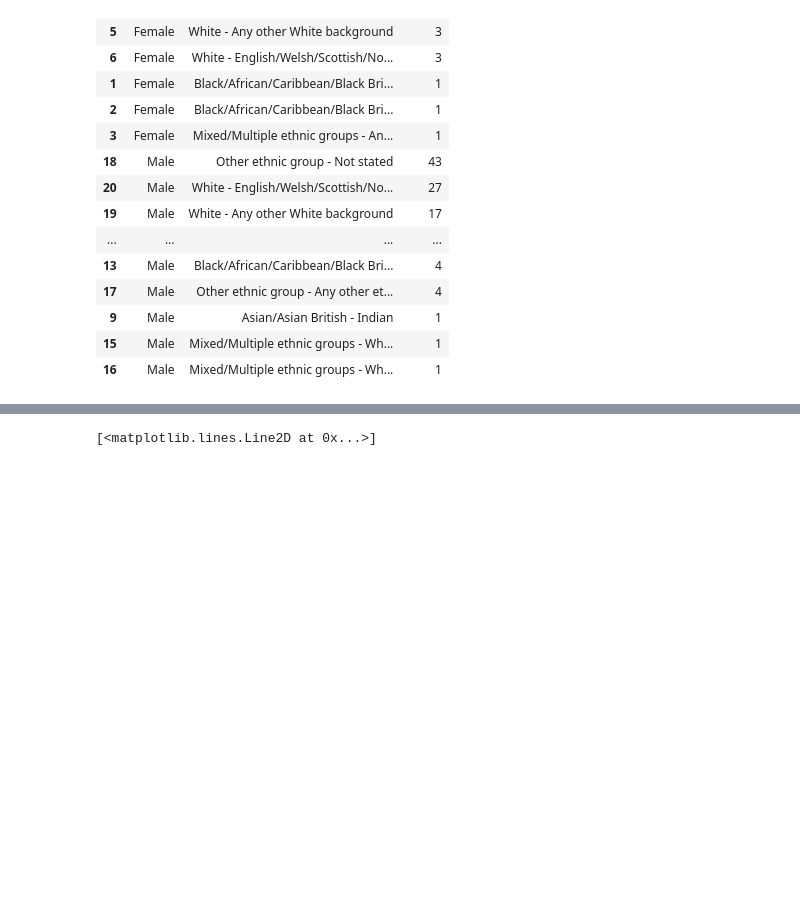
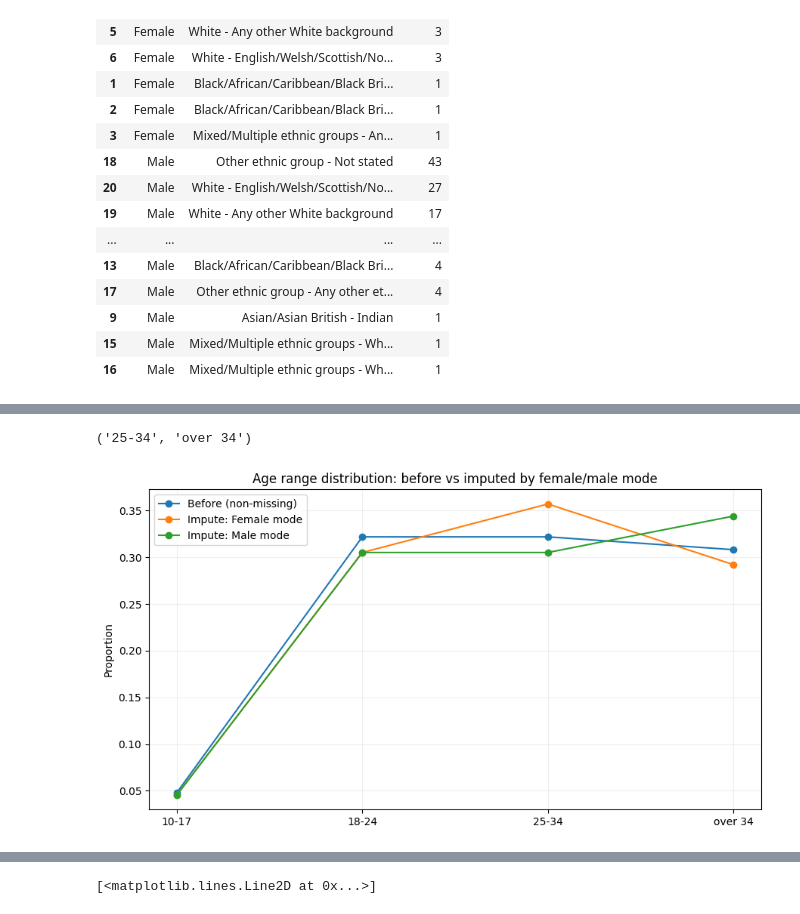
Before and after one commit to bbamknp2018/MSC_DPDM_2025, a Jupyter notebook: Data101_(dpdm24)_Chapter2.ipynb, the cells around one changed output, grey strips where cells are left out. Saved outputs shown, nothing was run; the diff lists cells and outputs as text; code cells hidden in the pictures; blank space fills up the shorter version.

```diff
--- a/Data101_(dpdm24)_Chapter2.ipynb
+++ b/Data101_(dpdm24)_Chapter2.ipynb
@@ -471,0 +586,22 @@ SS_df2.groupby(['Gender','Age range']).count()
+# %%
+import pandas as pd
+import numpy as np
+import matplotlib.pyplot as plt
+
+df = SS_df2.copy()   # เปลี่ยนชื่อให้ตรงกับของเธอ
+COL_AGE = 'Age range'
+COL_GENDER = 'Gender'
+
+# เลือกลำดับ bin ให้สวยงาม (ปรับได้)
+age_order = ['10-17','18-24','25-34','over 34']
+
+# mode แยกเพศ
+female_mode = df.loc[df[COL_GENDER]=='Female', COL_AGE].mode(dropna=True)
+female_mode = female_mode.iloc[0] if len(female_mode) else np.nan
+
+male_mode = df.loc[df[COL_GENDER]=='Male', COL_AGE].mode(dropna=True)
+male_mode = male_mode.iloc[0] if len(male_mode) else np.nan
+
+female_mode, male_mode
+# %% [output]
+('25-34', 'over 34')
@@ -472,3 +619,36 @@ SS_df2.groupby(['Gender','Age range']).count()
+# %%
+# ก่อนเติม (ไม่รวม missing)
+before = df[COL_AGE].dropna()
+
+# เติมด้วย mode เพศหญิง (ทุกแถวที่เป็น NaN)
+df_f = df.copy()
+df_f[COL_AGE] = df_f[COL_AGE].fillna(female_mode)
+
+# เติมด้วย mode เพศชาย (ทุกแถวที่เป็น NaN)
+df_m = df.copy()
+df_m[COL_AGE] = df_m[COL_AGE].fillna(male_mode)
+# %%
+# Calculate distributions after imputation
+p_before = before.value_counts(normalize=True).reindex(age_order, fill_value=0)
+p_female = df_f[COL_AGE].value_counts(normalize=True).reindex(age_order, fill_value=0)
+p_male = df_m[COL_AGE].value_counts(normalize=True).reindex(age_order, fill_value=0)
+
+x = range(len(age_order))
+
+plt.figure(figsize=(9,5))
+plt.plot(x, p_before.values, marker='o', label='Before (non-missing)')
+plt.plot(x, p_female.values, marker='o', label='Impute: Female mode')
+plt.plot(x, p_male.values,   marker='o', label='Impute: Male mode')
+
+plt.xticks(list(x), age_order)
+plt.ylabel('Proportion')
+plt.title('Age range distribution: before vs imputed by female/male mode')
+plt.legend()
+plt.grid(True, alpha=0.2)
+plt.tight_layout()
+plt.show()
+# %% [output]
+[figure, added]
 # %%
 SS_df4 = SS_df2[~SS_df2['Longitude'].isnull()]
 SS_df4
```
Also changed, not shown: parts of 9 cells of this notebook.
